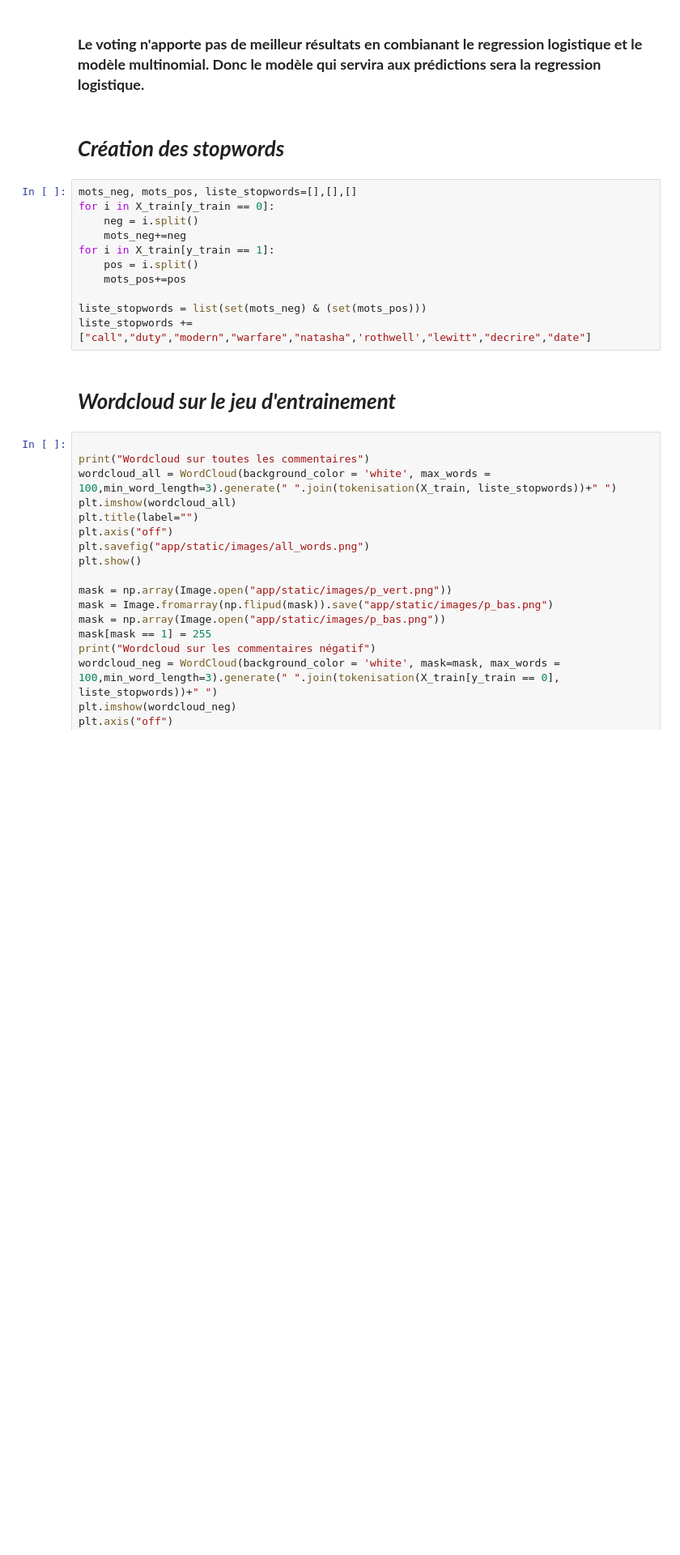
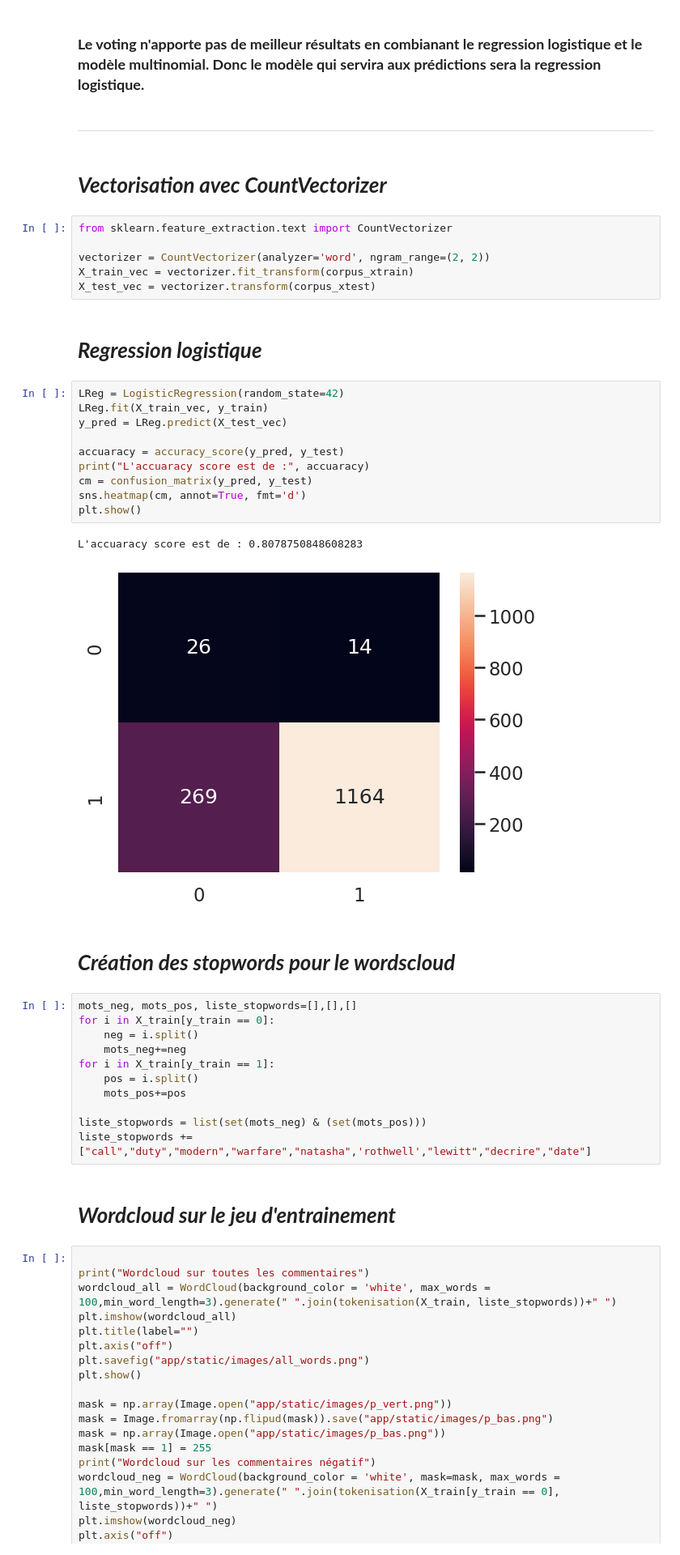
Before and after one commit to rastakoer/scrap_flask_nlp, a Jupyter notebook: briefV2.ipynb, the cells around one changed output. Shown: that part at 81% size. Drawn from its saved outputs; the diff is of its cells as text; blank space fills up the shorter version.

```diff
--- a/briefV2.ipynb
+++ b/briefV2.ipynb
@@ -324,7 +326,32 @@ L'accuaracy score est de : 0.8221317040054311
 # %% [markdown]
 ### __Le voting n'apporte pas de meilleur résultats en combianant le regression logistique et le modèle multinomial. Donc le modèle qui servira aux prédictions sera la regression logistique.__
+# %% [markdown]
+---
+# %% [markdown]
+# ___Vectorisation avec CountVectorizer___
+# %%
+from sklearn.feature_extraction.text import CountVectorizer
+
+vectorizer = CountVectorizer(analyzer='word', ngram_range=(2, 2))
+X_train_vec = vectorizer.fit_transform(corpus_xtrain)
+X_test_vec = vectorizer.transform(corpus_xtest)
+# %% [markdown]
+# ___Regression logistique___
+# %%
+LReg = LogisticRegression(random_state=42)
+LReg.fit(X_train_vec, y_train)
+y_pred = LReg.predict(X_test_vec)
+
+accuaracy = accuracy_score(y_pred, y_test)
+print("L'accuaracy score est de :", accuaracy)
+cm = confusion_matrix(y_pred, y_test)
+sns.heatmap(cm, annot=True, fmt='d')
+plt.show()
+# %% [output]
+L'accuaracy score est de : 0.8078750848608283
+[figure, added]
 # %% [markdown]
-# ___Création des stopwords___
+# ___Création des stopwords pour le wordscloud___
 # %%
 mots_neg, mots_pos, liste_stopwords=[],[],[]
 for i in X_train[y_train == 0]:
```
Also changed, not shown: parts of 6 cells of this notebook, 10 other files.
